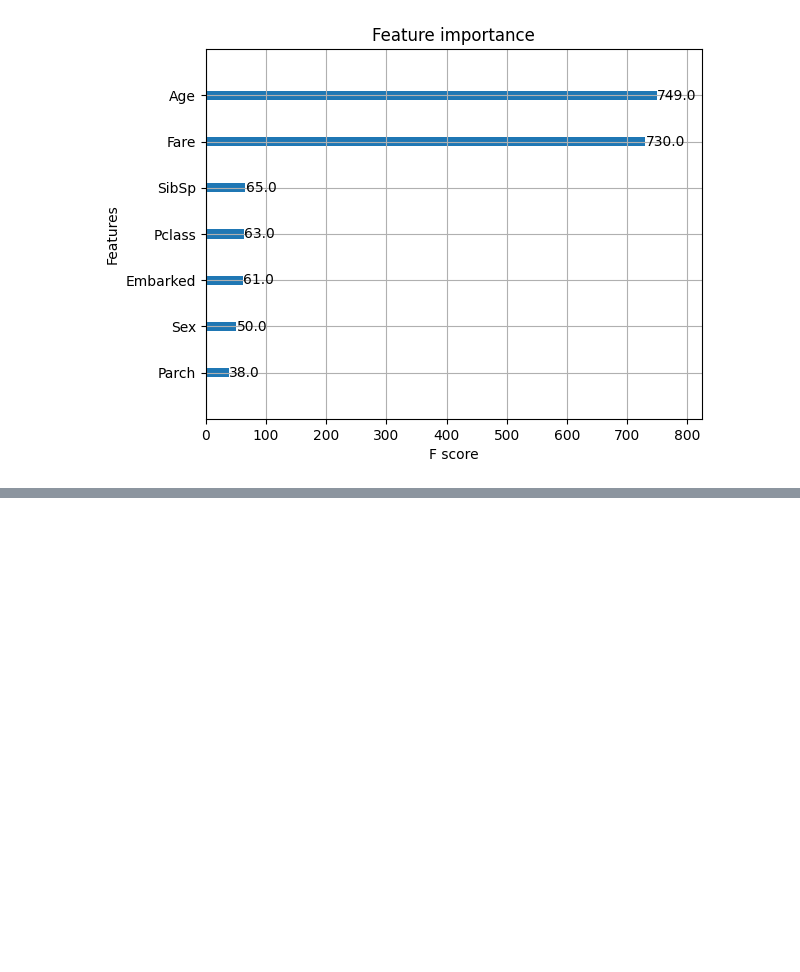
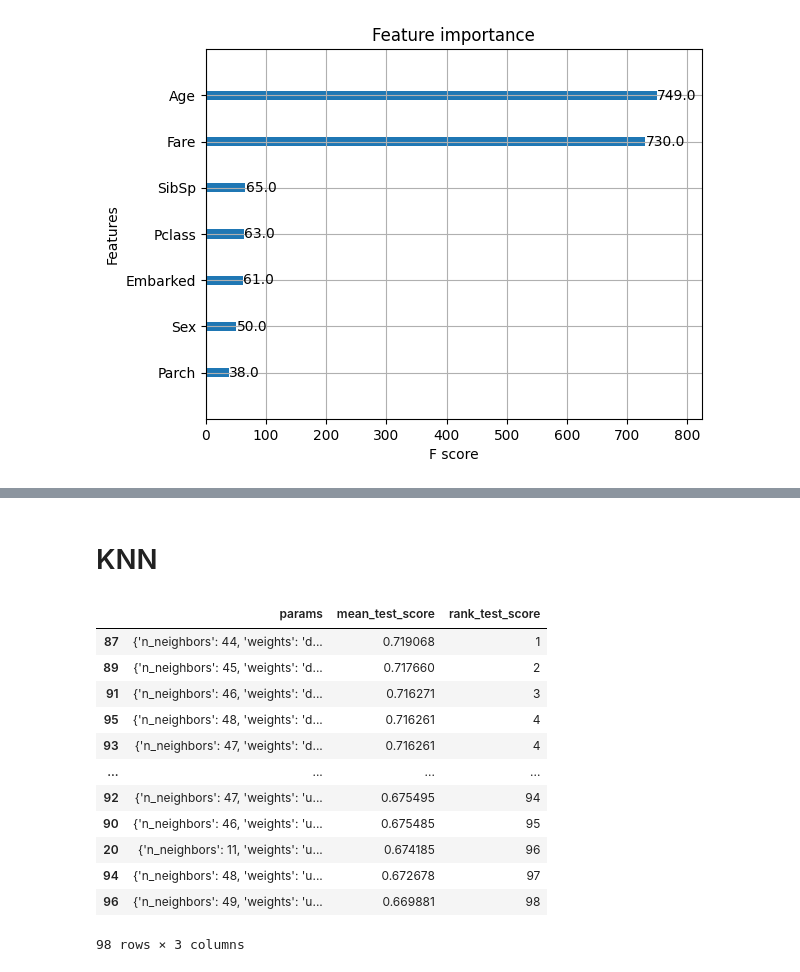
Before and after one commit to GBalagtey/Titanic_Dataset, a Jupyter notebook: titanic-dataset-w-different-models.ipynb, the cells around one changed output, grey strips where cells are left out. Drawn from its saved outputs; the diff is of its cells as text; code cells hidden in the pictures; blank space fills up the shorter version.

```diff
--- a/titanic-dataset-w-different-models.ipynb
+++ b/titanic-dataset-w-different-models.ipynb
@@ -381,0 +452,31 @@ plt.show()
+# %% [markdown]
+# KNN
+# %%
+k_range = list(range(1,50))
+knn_param = {
+    'n_neighbors' : list(range(1,50)),
+    'weights': [
+        'uniform',
+        'distance'
+    ]
+}
+
+grid = GridSearchCV(KNeighborsClassifier(), knn_param, scoring='accuracy')
+grid.fit(X_train,y_train)
+
+results = pd.DataFrame(grid.cv_results_)
+results[['params', 'mean_test_score', 'rank_test_score']].sort_values(by='rank_test_score')
+# %% [output]
+|  | params | mean_test_score | rank_test_score |
+| 87 | {'n_neighbors': 44, 'weights': 'd... | 0.719068 | 1 |
+| 89 | {'n_neighbors': 45, 'weights': 'd... | 0.717660 | 2 |
+| 91 | {'n_neighbors': 46, 'weights': 'd... | 0.716271 | 3 |
+| 95 | {'n_neighbors': 48, 'weights': 'd... | 0.716261 | 4 |
+| 93 | {'n_neighbors': 47, 'weights': 'd... | 0.716261 | 4 |
+| ... | ... | ... | ... |
+| 92 | {'n_neighbors': 47, 'weights': 'u... | 0.675495 | 94 |
+| 90 | {'n_neighbors': 46, 'weights': 'u... | 0.675485 | 95 |
+| 20 | {'n_neighbors': 11, 'weights': 'u... | 0.674185 | 96 |
+| 94 | {'n_neighbors': 48, 'weights': 'u... | 0.672678 | 97 |
+| 96 | {'n_neighbors': 49, 'weights': 'u... | 0.669881 | 98 |
+98 rows × 3 columns
```
Also changed, not shown: parts of 10 cells of this notebook.
